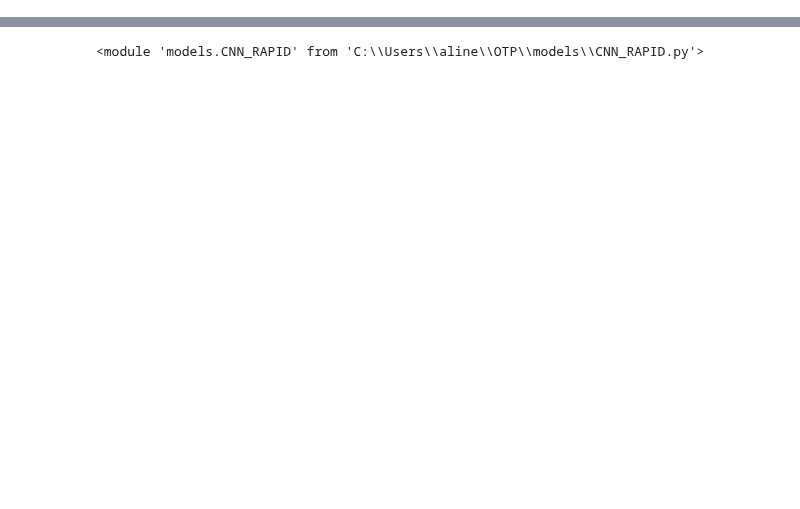
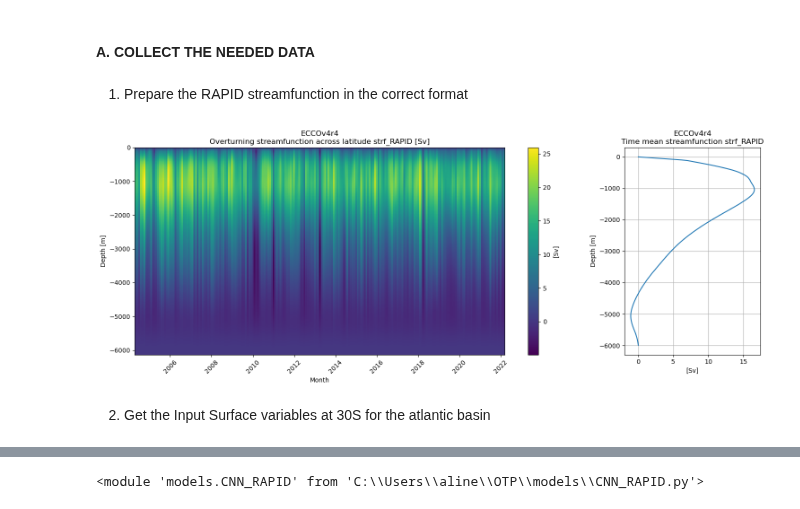
Before and after one commit to ai4er-cdt/OTP, a Jupyter notebook: notebooks/RAPID_transfer_neural_network.ipynb, the cells around one changed output, grey strips where cells are left out. Drawn from its saved outputs; the diff is of its cells as text; code cells hidden in the pictures; blank space fills up the shorter version.

```diff
--- a/notebooks/RAPID_transfer_neural_network.ipynb
+++ b/notebooks/RAPID_transfer_neural_network.ipynb
@@ -29,15 +0,0 @@ def add_lags_inputs(inputs, num_months_lags):
-# %%
-# A helper function to format RAPID in the same way as the other output streamfunctions for training
-def format_RAPID(RAPID_path):
-
-    PSI_RAPID = xr.open_dataset(RAPID_path)
-
-    PSI_RAPID['depth'] = - PSI_RAPID['depth']
-    PSI_RAPID = (PSI_RAPID
-                 .rename({'depth': 'Z'})
-                 .rename_vars({'stream_function_mar': 'psi_moc'})
-                 .assign_coords(k=('k', np.arange(len(PSI_RAPID.depth.values)))))
-
-    PSI_RAPID['psi_moc'] = (('k', 'time'), PSI_RAPID['psi_moc'].values)
-    PSI_RAPID['psi_moc'] = PSI_RAPID['psi_moc'].expand_dims({'latitude': [26.5], 'longitude': [0.0]})
-    return PSI_RAPID
@@ -305,0 +22,33 @@ device: cpu
+# %% [markdown]
+#### A. COLLECT THE NEEDED DATA
+# %% [markdown]
+1. Prepare the RAPID streamfunction in the correct format
+# %%
+def format_RAPID(RAPID_path):
+
+    PSI_RAPID = xr.open_dataset(os.path.join(paths.RAPID_ARRAY, "moc_vertical.nc"))
+
+    PSI_RAPID['depth'] = - PSI_RAPID['depth']
+    PSI_RAPID = (PSI_RAPID
+                 .rename({'depth': 'Z'})
+                 .rename_vars({'stream_function_mar': 'psi_moc'})
+                 .assign_coords(k=('k', np.arange(len(PSI_RAPID.depth.values)))))
+
+    PSI_RAPID['psi_moc'] = (('k', 'time'), PSI_RAPID['psi_moc'].values)
+    PSI_RAPID['psi_moc'] = PSI_RAPID['psi_moc'].expand_dims({'latitude': [26.5], 'longitude': [0.0]})
+    return PSI_RAPID
+# %%
+RAPID_path = os.path.join(paths.RAPID_ARRAY, "moc_vertical.nc")
+
+# Resample to monthly mean values
+PSI_RAPID = format_RAPID(RAPID_path).resample(time='1ME').mean()
+
+RAPID_inputs = strf_utils.get_PSI_at_max_density_level(
+                    PSI_RAPID, moc_param='psi_moc', max=True
+                ).drop_vars('Z')
+
+strf_utils.plot_depth_stf_vs_time(stf_ds=PSI_RAPID.squeeze(), label='strf_RAPID', param='psi_moc')
+# %% [output]
+[figure, added]
+# %% [markdown]
+2. Get the Input Surface variables at 30S for the atlantic basin
```
Also changed, not shown: parts of 39 cells of this notebook, 5 other files.
